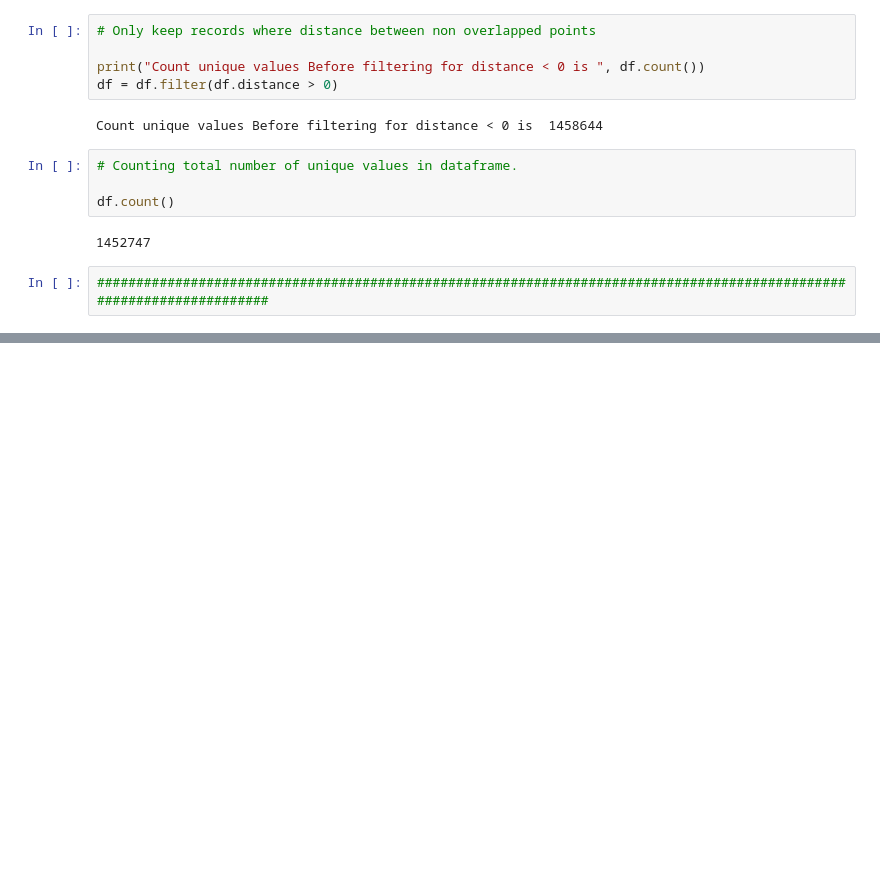
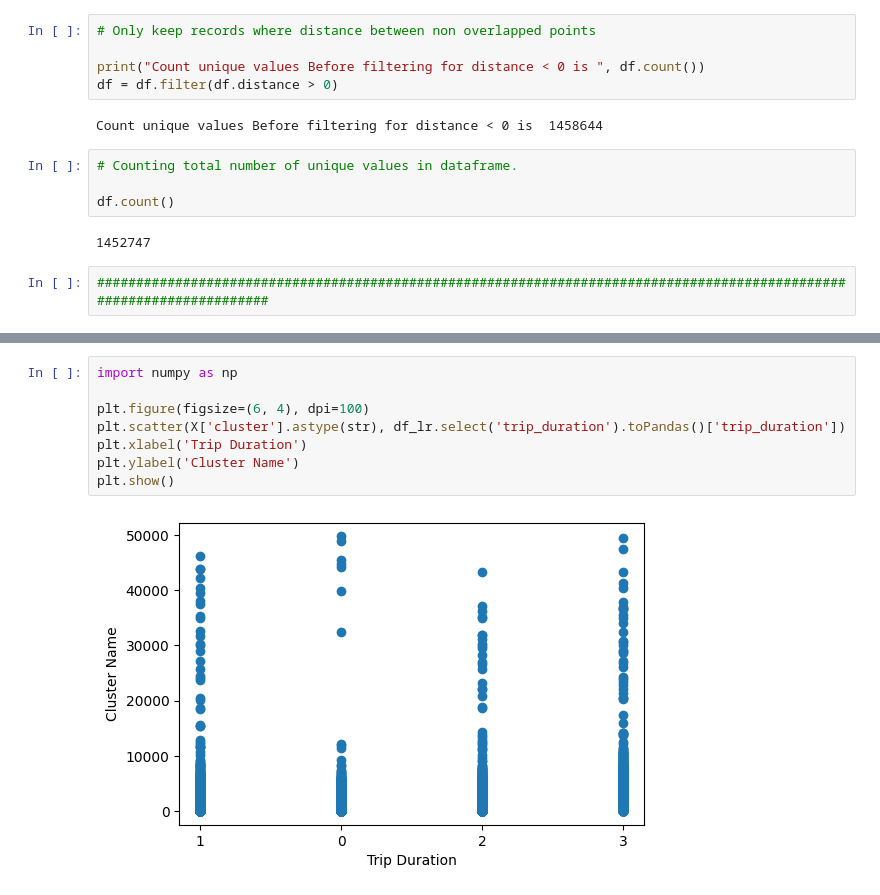
Before and after one commit to adam-25/NYC-taxi-Trip-duration-BigData-Analysis, a Jupyter notebook: Clustering.ipynb, the cells around one changed output, grey strips where cells are left out. Saved outputs shown, nothing was run; the diff lists cells and outputs as text; blank space fills up the shorter version.

```diff
--- a/Clustering.ipynb
+++ b/Clustering.ipynb
@@ -343,0 +334,10 @@ PythonException: ignored
+# %%
+import numpy as np
+
+plt.figure(figsize=(6, 4), dpi=100)
+plt.scatter(X['cluster'].astype(str), df_lr.select('trip_duration').toPandas()['trip_duration'])
+plt.xlabel('Trip Duration')
+plt.ylabel('Cluster Name')
+plt.show()
+# %% [output]
+[figure, added]
```
Also changed, not shown: parts of 14 cells of this notebook.
